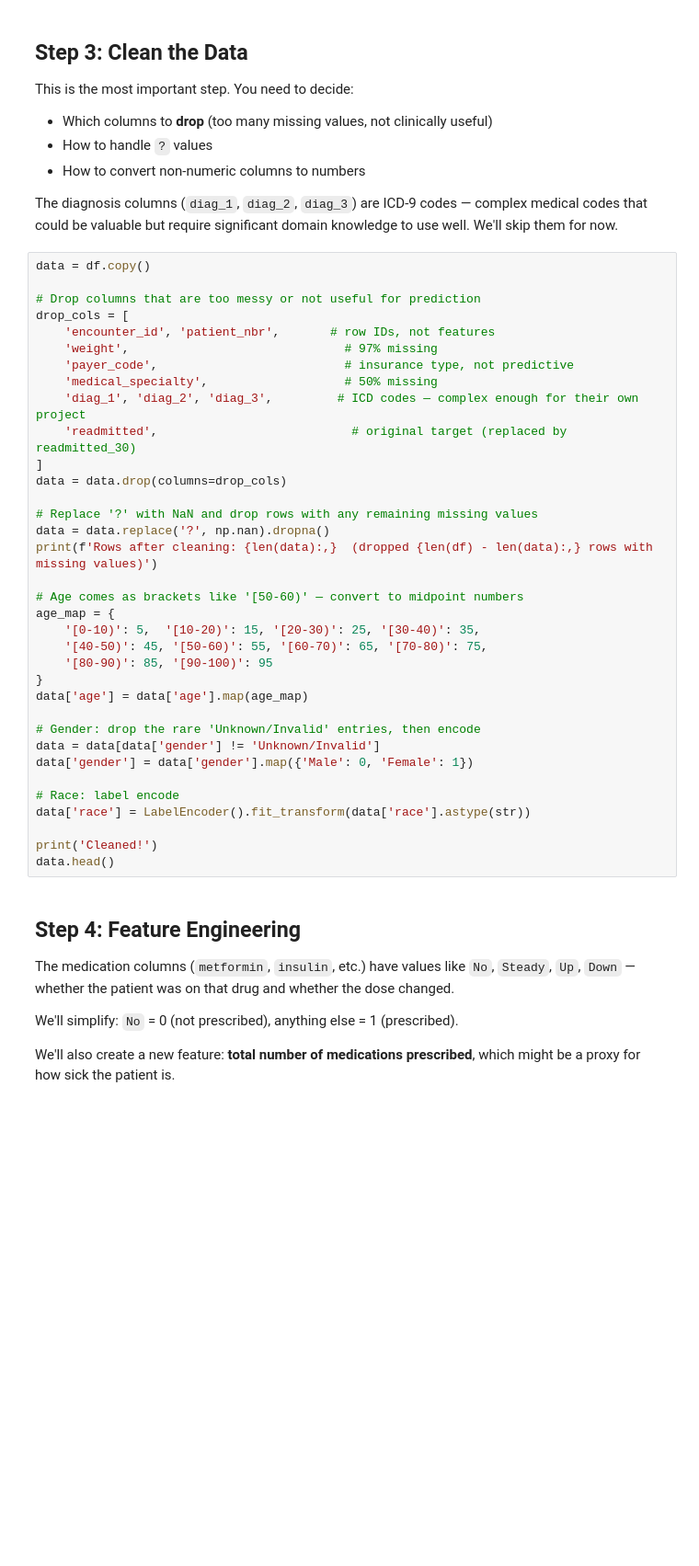
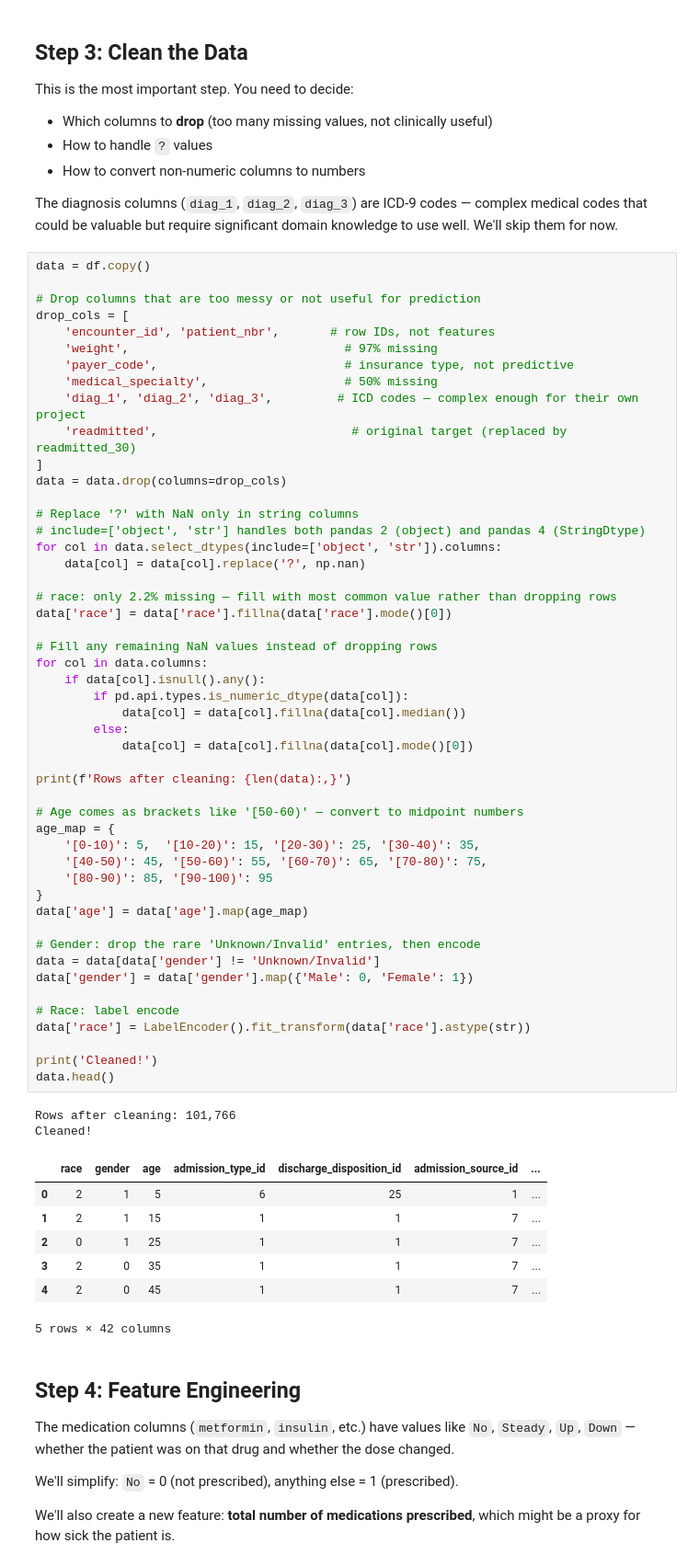
Before and after one commit to zalee49/LocalAi, a Jupyter notebook: notebooks/05_projects/03_readmission/hospital_readmission.ipynb, the cells around one changed output. Shown at 92% size. Drawn from its saved outputs; the diff is of its cells as text; blank space fills up the shorter version.

```diff
--- a/notebooks/05_projects/03_readmission/hospital_readmission.ipynb
+++ b/notebooks/05_projects/03_readmission/hospital_readmission.ipynb
@@ -162,36 +162,60 @@ data = df.copy()
 
 # Drop columns that are too messy or not useful for prediction
 drop_cols = [
     'encounter_id', 'patient_nbr',       # row IDs, not features
     'weight',                              # 97% missing
     'payer_code',                          # insurance type, not predictive
     'medical_specialty',                   # 50% missing
     'diag_1', 'diag_2', 'diag_3',         # ICD codes — complex enough for their own project
     'readmitted',                           # original target (replaced by readmitted_30)
 ]
 data = data.drop(columns=drop_cols)
 
-# Replace '?' with NaN and drop rows with any remaining missing values
-data = data.replace('?', np.nan).dropna()
-print(f'Rows after cleaning: {len(data):,}  (dropped {len(df) - len(data):,} rows with missing values)')
+# Replace '?' with NaN only in string columns
+# include=['object', 'str'] handles both pandas 2 (object) and pandas 4 (StringDtype)
+for col in data.select_dtypes(include=['object', 'str']).columns:
+    data[col] = data[col].replace('?', np.nan)
+
+# race: only 2.2% missing — fill with most common value rather than dropping rows
+data['race'] = data['race'].fillna(data['race'].mode()[0])
+
+# Fill any remaining NaN values instead of dropping rows
+for col in data.columns:
+    if data[col].isnull().any():
+        if pd.api.types.is_numeric_dtype(data[col]):
+            data[col] = data[col].fillna(data[col].median())
+        else:
+            data[col] = data[col].fillna(data[col].mode()[0])
+
+print(f'Rows after cleaning: {len(data):,}')
 
 # Age comes as brackets like '[50-60)' — convert to midpoint numbers
 age_map = {
     '[0-10)': 5,  '[10-20)': 15, '[20-30)': 25, '[30-40)': 35,
     '[40-50)': 45, '[50-60)': 55, '[60-70)': 65, '[70-80)': 75,
     '[80-90)': 85, '[90-100)': 95
 }
 data['age'] = data['age'].map(age_map)
 
 # Gender: drop the rare 'Unknown/Invalid' entries, then encode
 data = data[data['gender'] != 'Unknown/Invalid']
 data['gender'] = data['gender'].map({'Male': 0, 'Female': 1})
 
 # Race: label encode
 data['race'] = LabelEncoder().fit_transform(data['race'].astype(str))
 
 print('Cleaned!')
 data.head()
+# %% [output]
+Rows after cleaning: 101,766
+Cleaned!
+|  | race | gender | age | admission_type_id | discharge_disposition_id | admission_source_id | ... |
+| 0 | 2 | 1 | 5 | 6 | 25 | 1 | ... |
+| 1 | 2 | 1 | 15 | 1 | 1 | 7 | ... |
+| 2 | 0 | 1 | 25 | 1 | 1 | 7 | ... |
+| 3 | 2 | 0 | 35 | 1 | 1 | 7 | ... |
+| 4 | 2 | 0 | 45 | 1 | 1 | 7 | ... |
+5 rows × 42 columns
 # %% [markdown]
 ## Step 4: Feature Engineering
 
```
Also changed, not shown: parts of 5 cells of this notebook, 2 other files.
